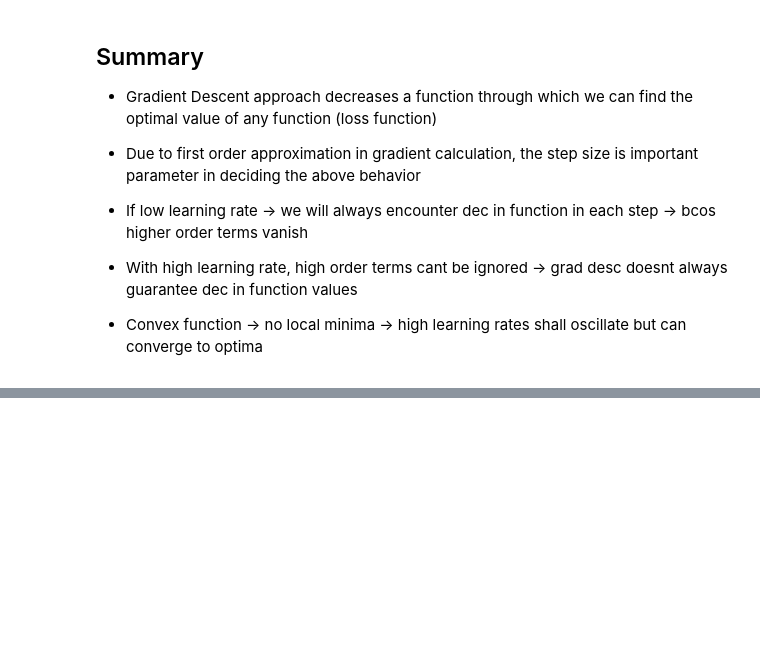
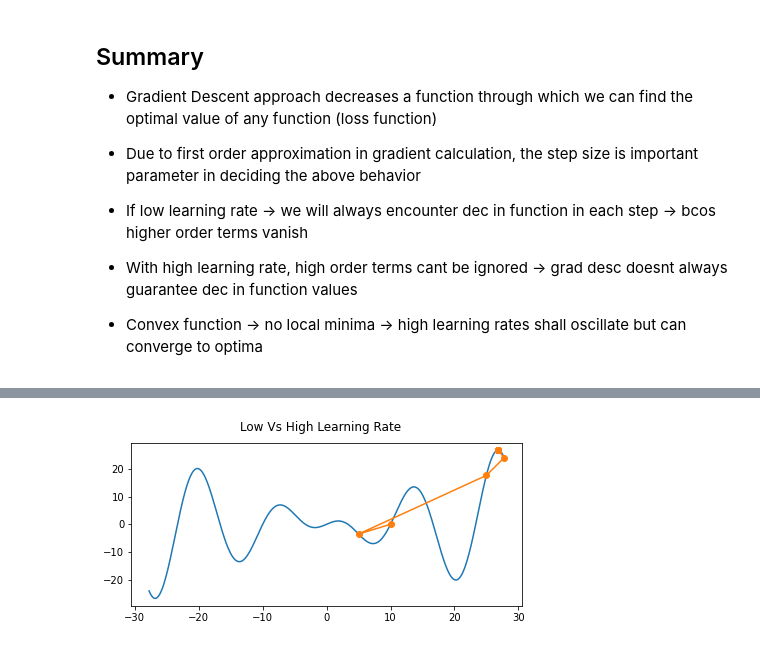
Before and after one commit to arsenallover/ML_From_Scratch, a Jupyter notebook: Optimization/Gradient_Descent.ipynb, the cells around one changed output, grey strips where cells are left out. Cells and saved outputs as stored; diff of their text form; code cells hidden in the pictures; blank space fills up the shorter version.

```diff
--- a/Optimization/Gradient_Descent.ipynb
+++ b/Optimization/Gradient_Descent.ipynb
@@ -105,0 +219,9 @@ plot_gd_update([grad_desc(0.2, 3), grad_desc(2, 3)])
+# %%
+c = tf.constant(0.15 * np.pi)
+f = lambda x: x * tf.cos(c * x)
+gradf = lambda x: tf.cos(c * x) - c * x * tf.sin(c * x)
+hessf = lambda x: - 2 * c * tf.sin(c * x) - x * c**2 * tf.cos(c * x)
+
+plot_gd_update(newton())
+# %% [output]
+[figure, added]
```
Also changed, not shown: parts of 12 cells of this notebook.
